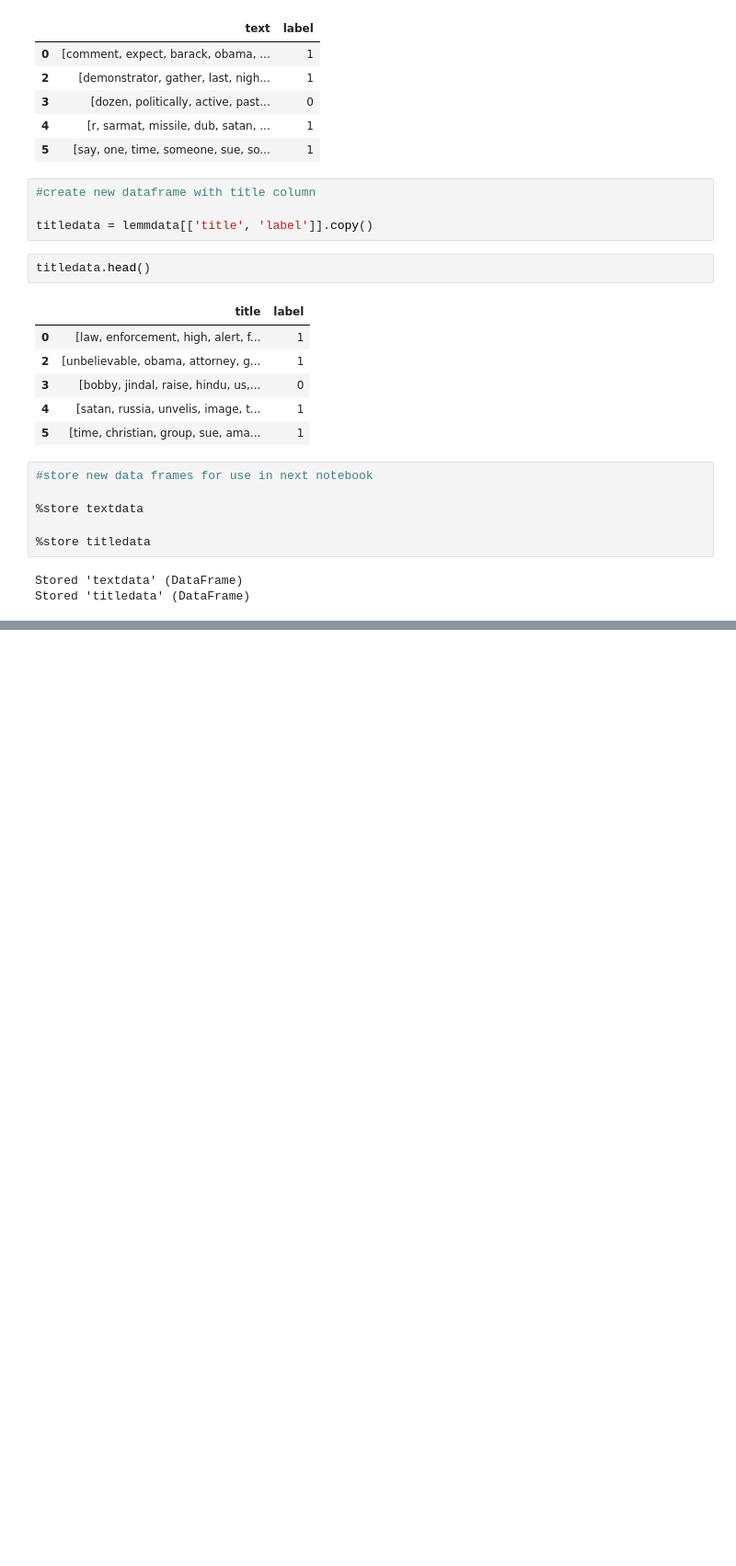
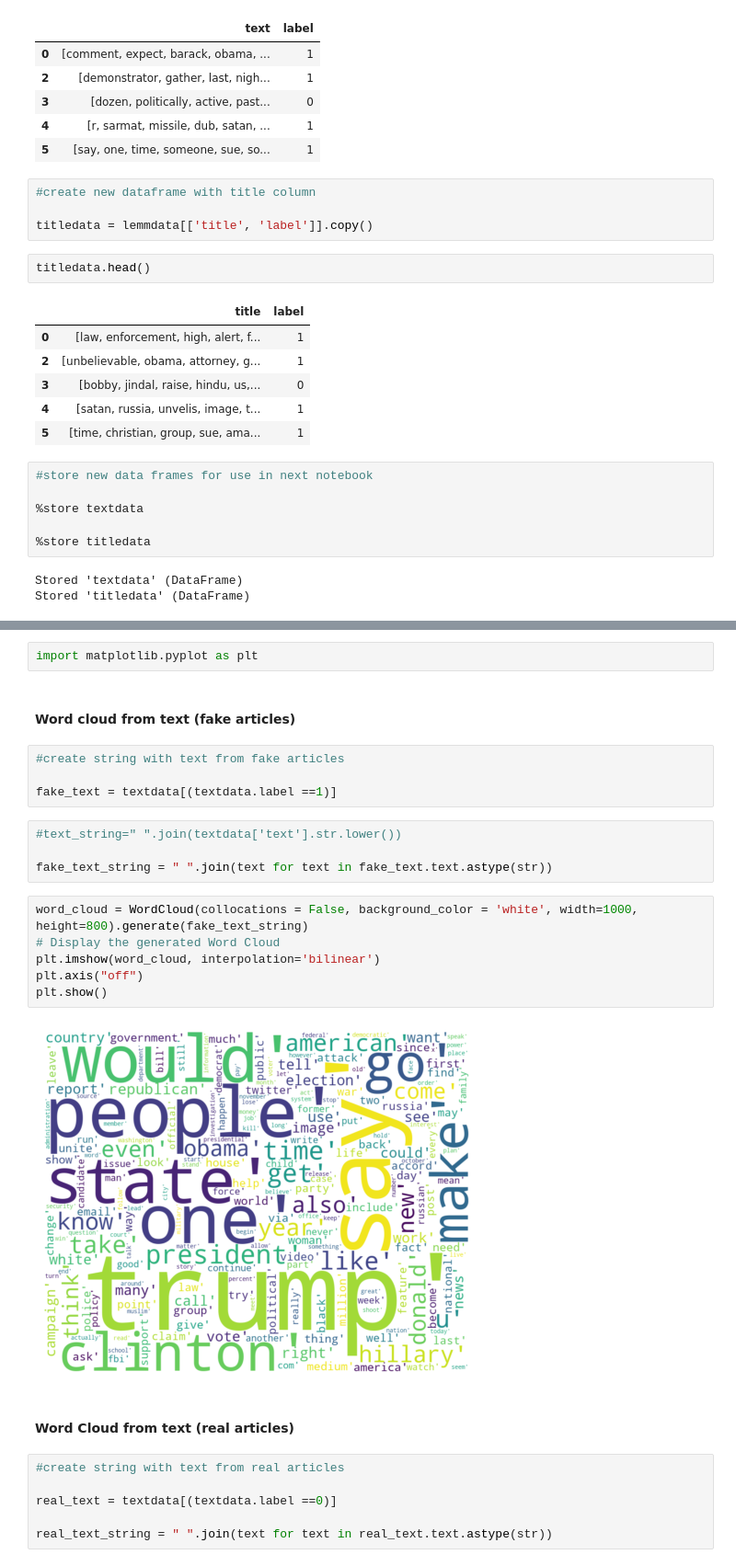
Before and after one commit to andreadobson/CIND-820, a Jupyter notebook: 1 - data preparation and cleaning/1 - data preparation and cleaning.ipynb, the cells around one changed output, grey strips where cells are left out. Shown at 92% size. Saved outputs shown, nothing was run; the diff lists cells and outputs as text; blank space fills up the shorter version.

Commit message:
update word clouds

```diff
--- a/1 - data preparation and cleaning/1 - data preparation and cleaning.ipynb
+++ b/1 - data preparation and cleaning/1 - data preparation and cleaning.ipynb
@@ -324,0 +349,28 @@ Stored 'titledata' (DataFrame)
+# %%
+import matplotlib.pyplot as plt
+# %% [markdown]
+#### Word cloud from text (fake articles)
+# %%
+#create string with text from fake articles
+
+fake_text = textdata[(textdata.label ==1)]
+# %%
+#text_string=" ".join(textdata['text'].str.lower())
+
+fake_text_string = " ".join(text for text in fake_text.text.astype(str))
+# %%
+word_cloud = WordCloud(collocations = False, background_color = 'white', width=1000, height=800).generate(fake_text_string)
+# Display the generated Word Cloud
+plt.imshow(word_cloud, interpolation='bilinear')
+plt.axis("off")
+plt.show()
+# %% [output]
+[figure, added]
+# %% [markdown]
+#### Word Cloud from text (real articles)
+# %%
+#create string with text from real articles
+
+real_text = textdata[(textdata.label ==0)]
+
+real_text_string = " ".join(text for text in real_text.text.astype(str))
```
Also changed, not shown: parts of 9 cells of this notebook.
